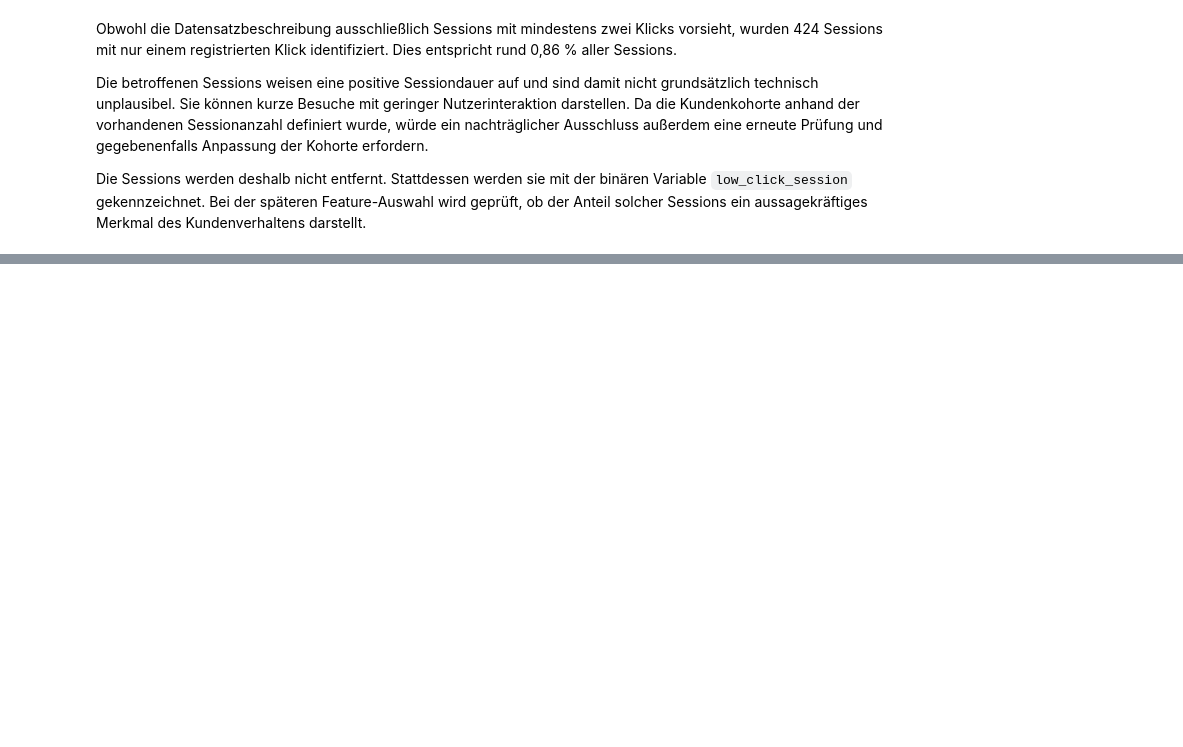
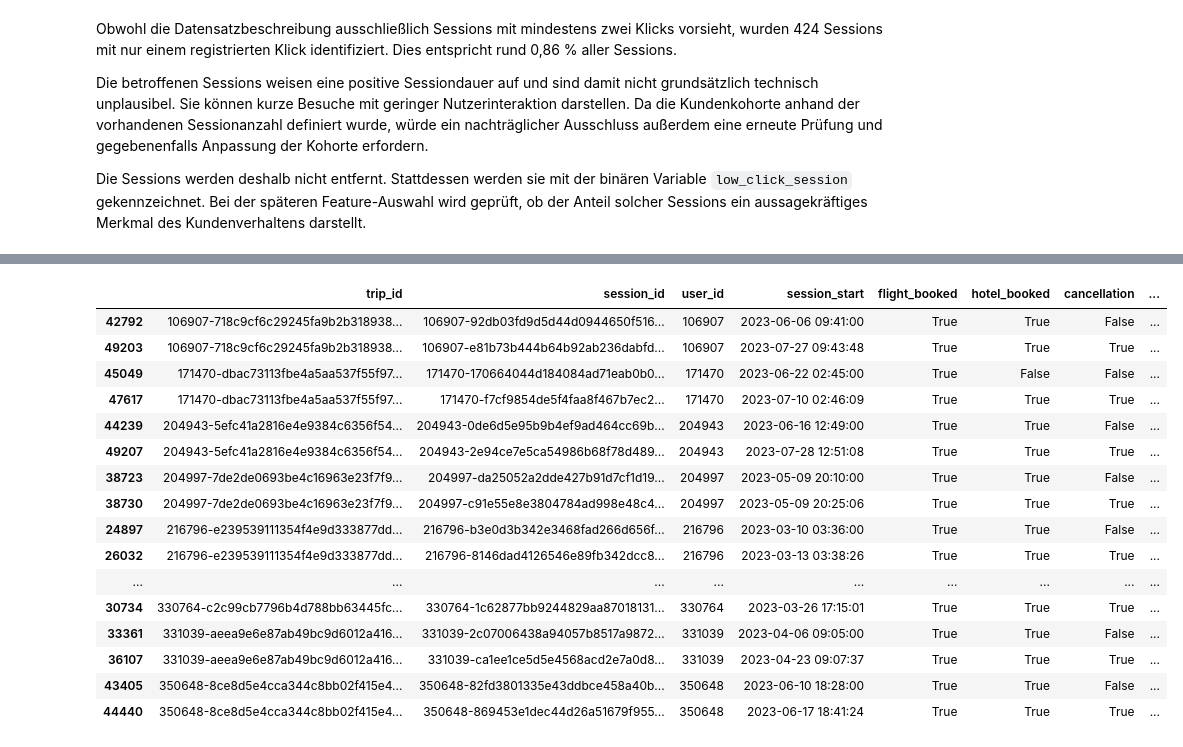
Before and after one commit to norawinkler/traveltide-customer-segmentation, a Jupyter notebook: notebooks/01_data_preparation.ipynb, the cells around one changed output, grey strips where cells are left out. Drawn from its saved outputs; the diff is of its cells as text; code cells hidden in the pictures; blank space fills up the shorter version.

Commit message:
Hotels / Flights Checks & Data Preparation

```diff
--- a/notebooks/01_data_preparation.ipynb
+++ b/notebooks/01_data_preparation.ipynb
@@ -867,0 +1055,21 @@ aussagekräftiges Merkmal des Kundenverhaltens darstellt.
+# %%
+# Mehrfach verwendete trip_ids prüfen
+
+trip_session_counts = (
+    sessions.dropna(subset=["trip_id"])
+    .groupby("trip_id")["session_id"]
+    .nunique()
+    .sort_values(ascending=False)
+)
+
+print(
+    "Reisen mit mehr als einer Session:",
+    (trip_session_counts > 1).sum()
+)
+
+print(
+    "Maximale Anzahl Sessions pro Reise:",
+    trip_session_counts.max()
+)
+
+trip_session_counts.value_counts().sort_index()
@@ -867,0 +1136,42 @@ aussagekräftiges Merkmal des Kundenverhaltens darstellt.
+# %%
+# Sessions mit mehrfach verwendeter trip_ids anzeigen
+
+repeated_trip_ids = trip_session_counts[
+    trip_session_counts > 1
+].index
+
+sessions[
+    sessions["trip_id"].isin(repeated_trip_ids)
+][
+    [
+        "trip_id",
+        "session_id",
+        "user_id",
+        "session_start",
+        "flight_booked",
+        "hotel_booked",
+        "cancellation",
+        "has_flight_record",
+        "has_hotel_record"
+    ]
+].sort_values(
+    ["trip_id", "session_start"]
+).head(30)
+# %% [output]
+|  | trip_id | session_id | user_id | session_start | flight_booked | hotel_booked | cancellation | ... |
+| 42792 | 106907-718c9cf6c29245fa9b2b318938... | 106907-92db03fd9d5d44d0944650f516... | 106907 | 2023-06-06 09:41:00 | True | True | False | ... |
+| 49203 | 106907-718c9cf6c29245fa9b2b318938... | 106907-e81b73b444b64b92ab236dabfd... | 106907 | 2023-07-27 09:43:48 | True | True | True | ... |
+| 45049 | 171470-dbac73113fbe4a5aa537f55f97... | 171470-170664044d184084ad71eab0b0... | 171470 | 2023-06-22 02:45:00 | True | False | False | ... |
+| 47617 | 171470-dbac73113fbe4a5aa537f55f97... | 171470-f7cf9854de5f4faa8f467b7ec2... | 171470 | 2023-07-10 02:46:09 | True | True | True | ... |
+| 44239 | 204943-5efc41a2816e4e9384c6356f54... | 204943-0de6d5e95b9b4ef9ad464cc69b... | 204943 | 2023-06-16 12:49:00 | True | True | False | ... |
+| 49207 | 204943-5efc41a2816e4e9384c6356f54... | 204943-2e94ce7e5ca54986b68f78d489... | 204943 | 2023-07-28 12:51:08 | True | True | True | ... |
+| 38723 | 204997-7de2de0693be4c16963e23f7f9... | 204997-da25052a2dde427b91d7cf1d19... | 204997 | 2023-05-09 20:10:00 | True | True | False | ... |
+| 38730 | 204997-7de2de0693be4c16963e23f7f9... | 204997-c91e55e8e3804784ad998e48c4... | 204997 | 2023-05-09 20:25:06 | True | True | True | ... |
+| 24897 | 216796-e239539111354f4e9d333877dd... | 216796-b3e0d3b342e3468fad266d656f... | 216796 | 2023-03-10 03:36:00 | True | True | False | ... |
+| 26032 | 216796-e239539111354f4e9d333877dd... | 216796-8146dad4126546e89fb342dcc8... | 216796 | 2023-03-13 03:38:26 | True | True | True | ... |
+| ... | ... | ... | ... | ... | ... | ... | ... | ... |
+| 30734 | 330764-c2c99cb7796b4d788bb63445fc... | 330764-1c62877bb9244829aa87018131... | 330764 | 2023-03-26 17:15:01 | True | True | True | ... |
+| 33361 | 331039-aeea9e6e87ab49bc9d6012a416... | 331039-2c07006438a94057b8517a9872... | 331039 | 2023-04-06 09:05:00 | True | True | False | ... |
+| 36107 | 331039-aeea9e6e87ab49bc9d6012a416... | 331039-ca1ee1ce5d5e4568acd2e7a0d8... | 331039 | 2023-04-23 09:07:37 | True | True | True | ... |
+| 43405 | 350648-8ce8d5e4cca344c8bb02f415e4... | 350648-82fd3801335e43ddbce458a40b... | 350648 | 2023-06-10 18:28:00 | True | True | False | ... |
+| 44440 | 350648-8ce8d5e4cca344c8bb02f415e4... | 350648-869453e1dec44d26a51679f955... | 350648 | 2023-06-17 18:41:24 | True | True | True | ... |
```
Also changed, not shown: parts of 32 cells of this notebook.
